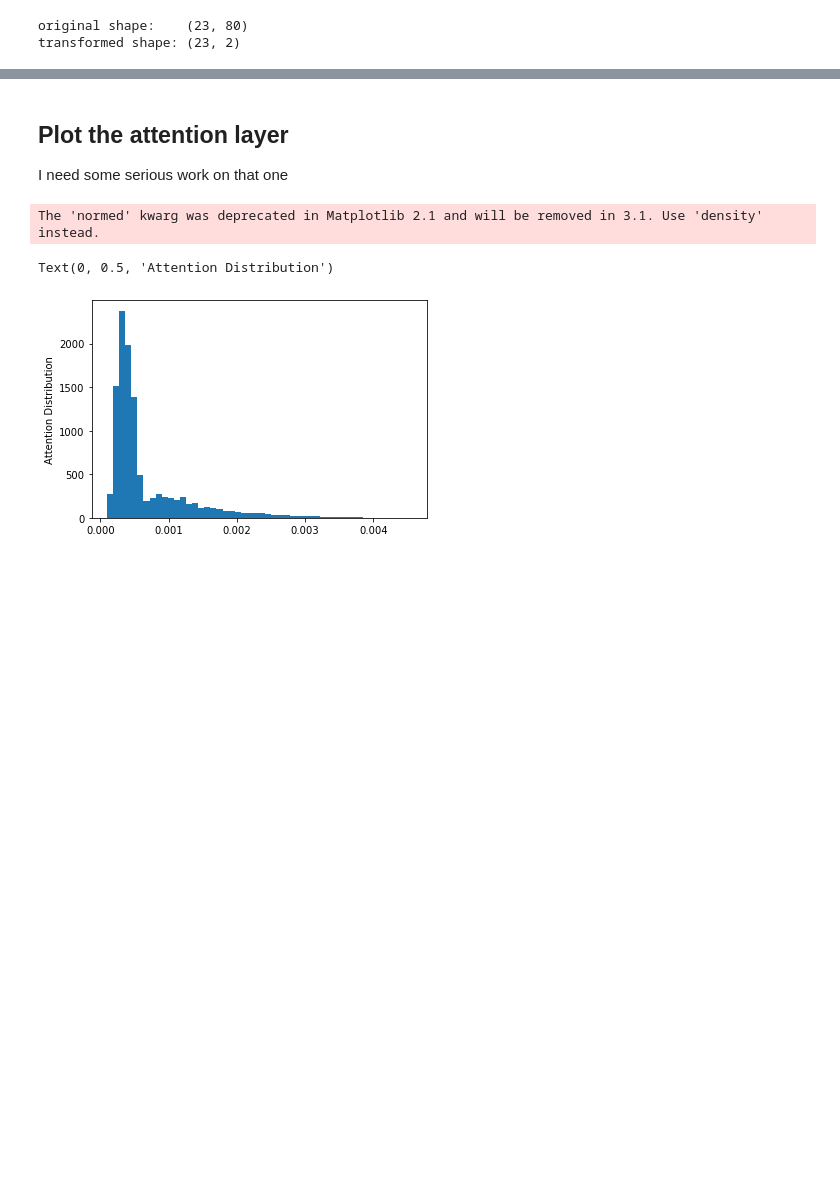
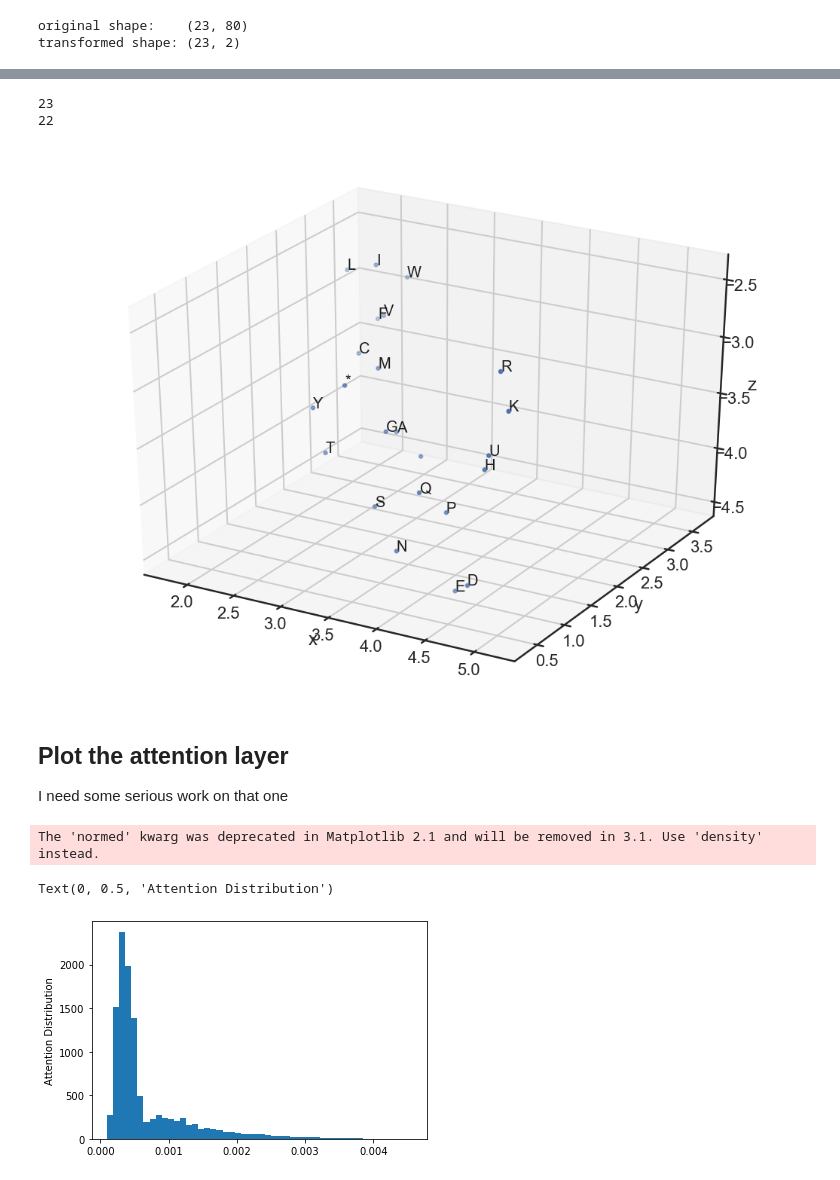
Before and after one commit to JulieRojas/Protein_Localisation_ML, a Jupyter notebook: GlobalClasses_prediction/3 Classes classifier with attention.ipynb, the cells around one changed output, grey strips where cells are left out. Saved outputs shown, nothing was run; the diff lists cells and outputs as text; code cells hidden in the pictures; blank space fills up the shorter version.

```diff
--- a/GlobalClasses_prediction/3 Classes classifier with attention.ipynb
+++ b/GlobalClasses_prediction/3 Classes classifier with attention.ipynb
@@ -346,3 +420,31 @@ plt.show()
+# %%
+from matplotlib import pyplot
+from mpl_toolkits.mplot3d import Axes3D
+from numpy.random import rand
+from pylab import figure
+
+
+m= embedding_Umap3 # m is an array of (x,y,z) coordinate triplets
+
+fig = figure()
+ax = Axes3D(fig)
+
+aaL = list(aa)
+print(len(m))
+print(len(aaL))
+ax.scatter(m[:,0],m[:,1],m[:,2],color='b')
+for i in range(len(aaL)): #plot each point + it's index as text above
+    ax.text(m[i,0],m[i,1],m[i,2],  '%s' % (str(aaL[i])), size=20, zorder=1,
+    color='k')
+
+ax.set_xlabel('x')
+ax.set_ylabel('y')
+ax.set_zlabel('z')
+pyplot.show()
+# %% [output]
+23
+22
+[figure, added]
 # %% [markdown]
 ## Plot the attention layer
 
```
Also changed, not shown: parts of 37 cells of this notebook, 14 other files.
